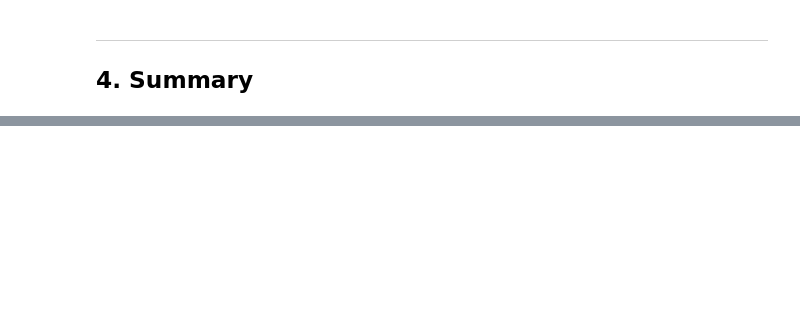
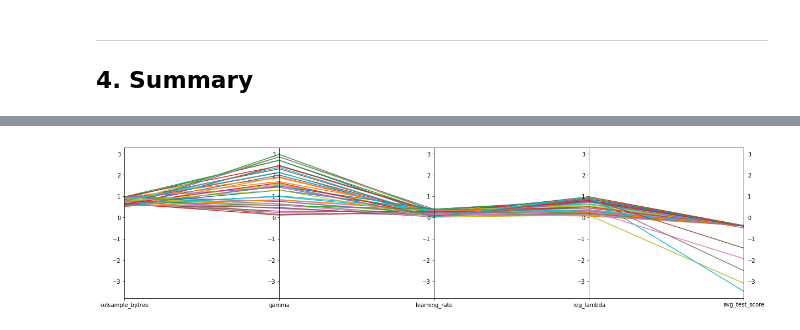
Before and after one commit to cebes/hyper-optimizer, a Jupyter notebook: nyc_taxi_duration/main.ipynb, the cells around one changed output, grey strips where cells are left out. Cells and saved outputs as stored; diff of their text form; code cells hidden in the pictures; blank space fills up the shorter version.

```diff
--- a/nyc_taxi_duration/main.ipynb
+++ b/nyc_taxi_duration/main.ipynb
@@ -859,0 +883,5 @@ result_df
+# %%
+parallel_coordinates(random_df[['colsample_bytree', 'gamma', 'learning_rate', 'reg_lambda', 'avg_test_score']],
+                    figsize=(20, 5))
+# %% [output]
+[figure, added]
```
Also changed, not shown: parts of 10 cells of this notebook, 1 other file.
